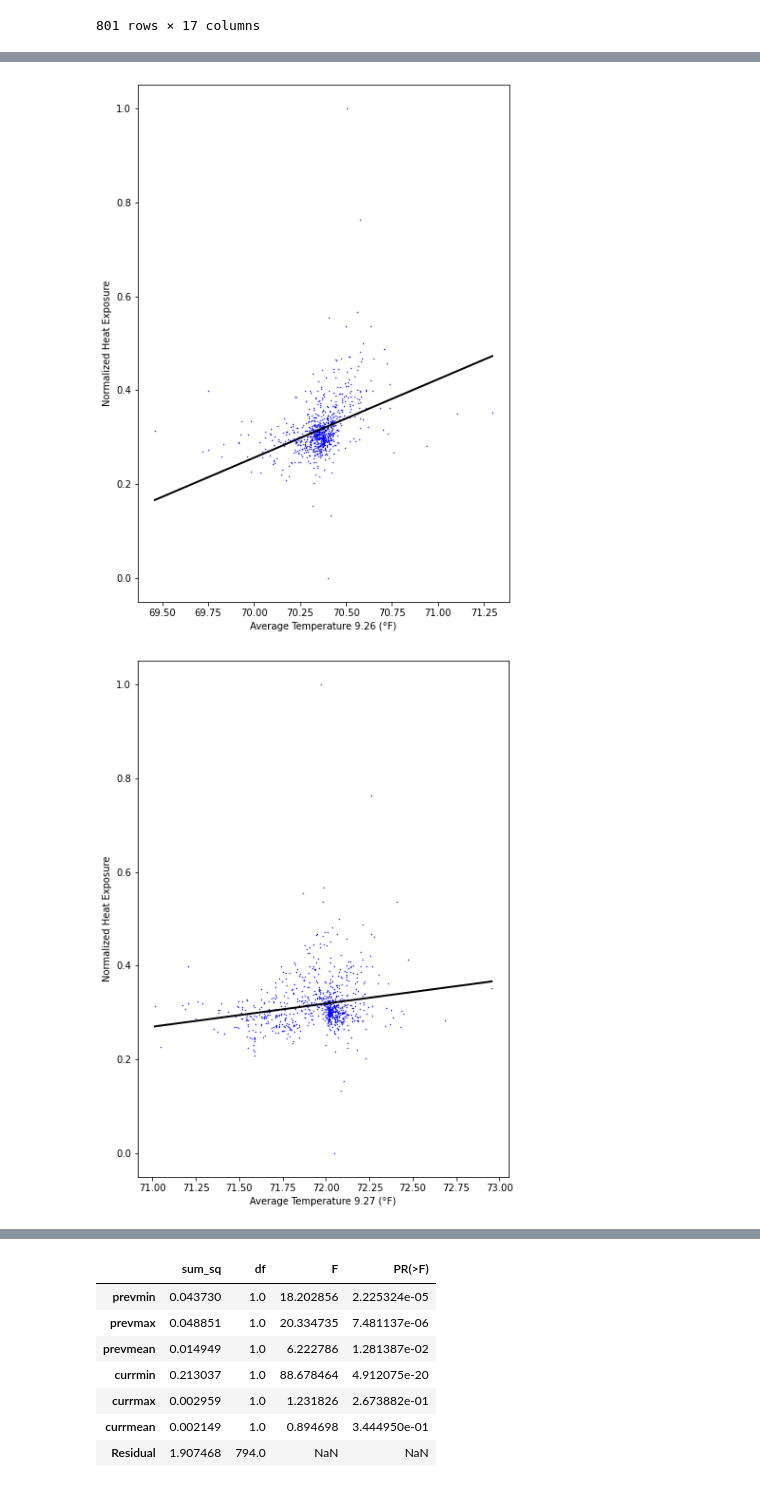
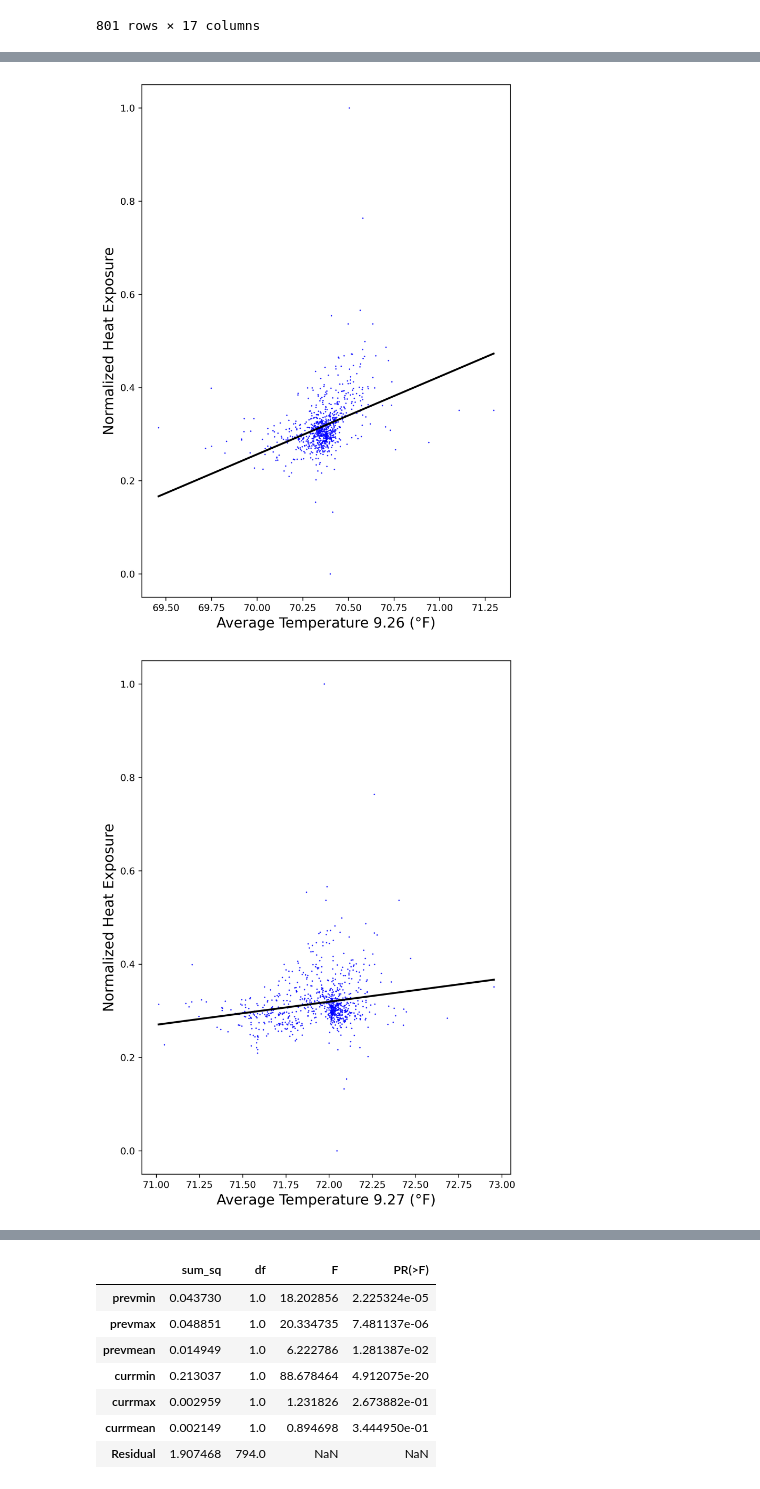
Before and after one commit to cybergis/real_time_heat_exposure_with_LBSMD, a Jupyter notebook: city_analysis.ipynb, the cells around one changed output, grey strips where cells are left out. Saved outputs shown, nothing was run; the diff lists cells and outputs as text; code cells hidden in the pictures.

```diff
--- a/city_analysis.ipynb
+++ b/city_analysis.ipynb
@@ -244,12 +245,14 @@ x4 = list(df['currmax'])
 x5 = list(df['prevmean'])
 x6 = list(df['currmean'])
 # %%
+matplotlib.rcParams['figure.dpi'] = 300
 x = x1
 y = y
 plt.figure(figsize=(7,10))
+
 plt.scatter(x, y, c ="blue", s=0.2)
-plt.xlabel('Min Temperature 9.26 (°F)')
-plt.ylabel('Normalized Heat Exposure')
+plt.xlabel('Min Temperature 9.26 (°F)', fontsize = 15)
+plt.ylabel('Normalized Heat Exposure', fontsize = 15)
 
 m, b = np.polyfit(x, y, 1)
 mn = min(x)
@@ -305,29 +308,29 @@ x = x5
 y = y
 plt.figure(figsize=(7, 10))
 plt.scatter(x, y, c ="blue", s=0.2)
-plt.xlabel('Average Temperature 9.26 (°F)')
-plt.ylabel('Normalized Heat Exposure')
+plt.xlabel('Average Temperature 9.26 (°F)', fontsize = 15)
+plt.ylabel('Normalized Heat Exposure', fontsize = 15)
 m, b = np.polyfit(x, y, 1)
 mn = min(x)
 mx = max(x)
 plt.plot([mn, mx],[mn*m+b, mx*m+b], 'k-', lw=2)
 plt.show()
 # %% [output]
-[figure, old version]
+[figure, new version]
 # %%
 x = x6
 y = y
 plt.figure(figsize=(7, 10))
 plt.scatter(x, y, c ="blue", s=0.2)
-plt.xlabel('Average Temperature 9.27 (°F)')
-plt.ylabel('Normalized Heat Exposure')
+plt.xlabel('Average Temperature 9.27 (°F)', fontsize = 15)
+plt.ylabel('Normalized Heat Exposure', fontsize = 15)
 m, b = np.polyfit(x, y, 1)
 mn = min(x)
 mx = max(x)
 plt.plot([mn, mx],[mn*m+b, mx*m+b], 'k-', lw=2)
 plt.show()
 # %% [output]
-[figure, old version]
+[figure, new version]
 # %%
 ## ANOVA test
 import scipy.stats as stats
```
Also changed, not shown: parts of 20 cells of this notebook, 1 other file.
